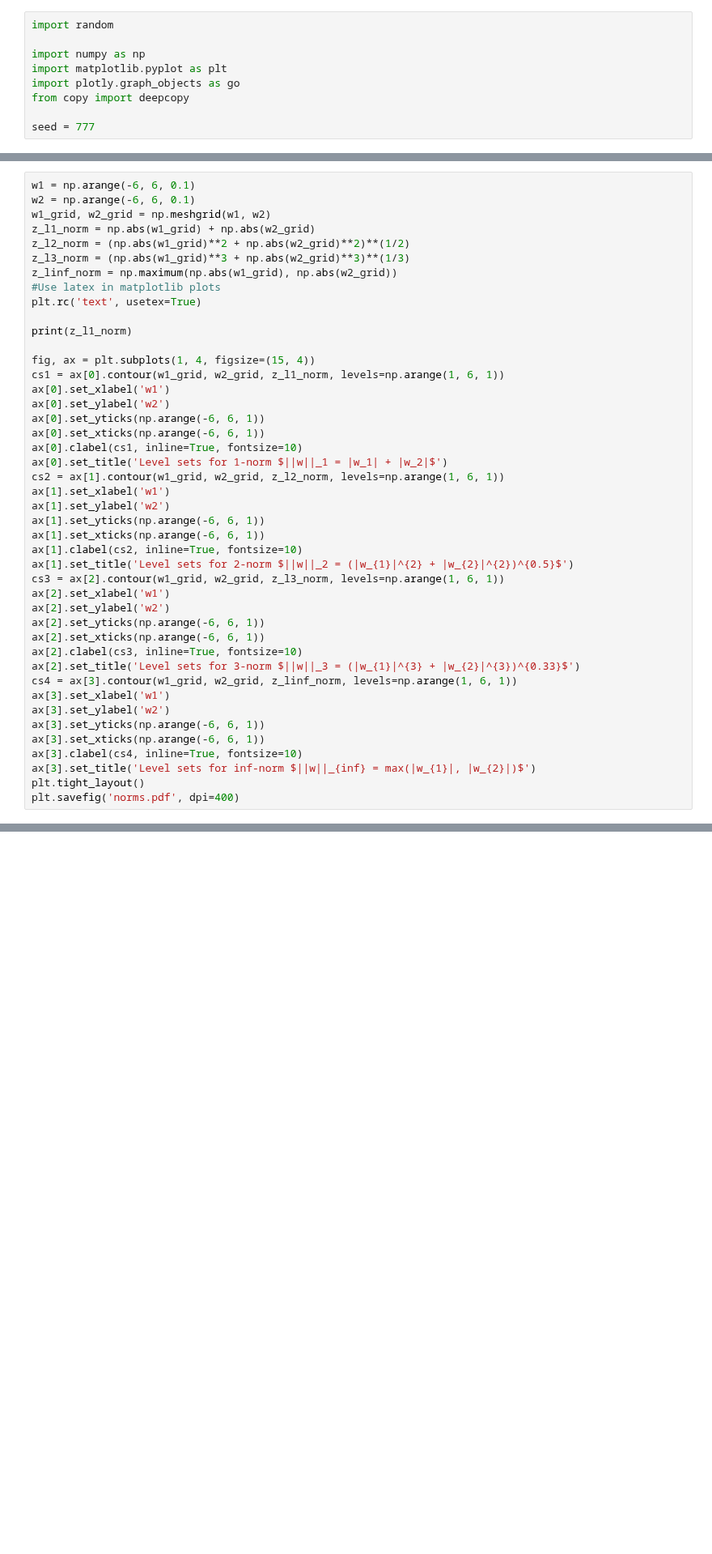
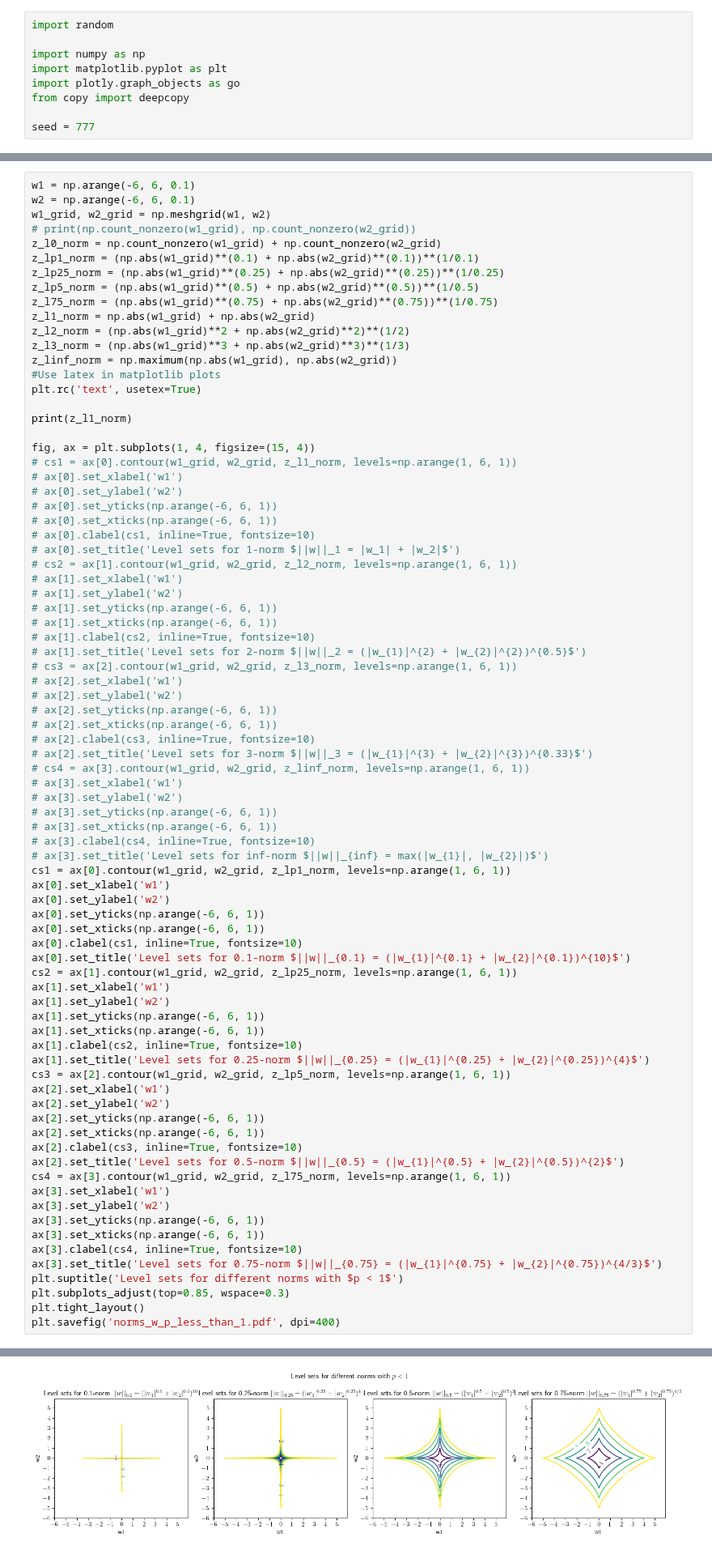
Before and after one commit to T-NIKHIL/T-NIKHIL.github.io, a Jupyter notebook: _notebooks/regularization.ipynb, the cells around one changed output, grey strips where cells are left out. Shown at 81% size. Cells and saved outputs as stored; diff of their text form; blank space fills up the shorter version.

```diff
--- a/_notebooks/regularization.ipynb
+++ b/_notebooks/regularization.ipynb
@@ -11,6 +13,12 @@ seed = 777
 w1 = np.arange(-6, 6, 0.1)
 w2 = np.arange(-6, 6, 0.1)
 w1_grid, w2_grid = np.meshgrid(w1, w2)
+# print(np.count_nonzero(w1_grid), np.count_nonzero(w2_grid))
+z_l0_norm = np.count_nonzero(w1_grid) + np.count_nonzero(w2_grid)
+z_lp1_norm = (np.abs(w1_grid)**(0.1) + np.abs(w2_grid)**(0.1))**(1/0.1)
+z_lp25_norm = (np.abs(w1_grid)**(0.25) + np.abs(w2_grid)**(0.25))**(1/0.25)
+z_lp5_norm = (np.abs(w1_grid)**(0.5) + np.abs(w2_grid)**(0.5))**(1/0.5)
+z_l75_norm = (np.abs(w1_grid)**(0.75) + np.abs(w2_grid)**(0.75))**(1/0.75)
 z_l1_norm = np.abs(w1_grid) + np.abs(w2_grid)
 z_l2_norm = (np.abs(w1_grid)**2 + np.abs(w2_grid)**2)**(1/2)
 z_l3_norm = (np.abs(w1_grid)**3 + np.abs(w2_grid)**3)**(1/3)
@@ -21,33 +29,64 @@ plt.rc('text', usetex=True)
 print(z_l1_norm)
 
 fig, ax = plt.subplots(1, 4, figsize=(15, 4))
-cs1 = ax[0].contour(w1_grid, w2_grid, z_l1_norm, levels=np.arange(1, 6, 1))
+# cs1 = ax[0].contour(w1_grid, w2_grid, z_l1_norm, levels=np.arange(1, 6, 1))
+# ax[0].set_xlabel('w1')
+# ax[0].set_ylabel('w2')
+# ax[0].set_yticks(np.arange(-6, 6, 1))
+# ax[0].set_xticks(np.arange(-6, 6, 1))
+# ax[0].clabel(cs1, inline=True, fontsize=10)
+# ax[0].set_title('Level sets for 1-norm $||w||_1 = |w_1| + |w_2|$')
+# cs2 = ax[1].contour(w1_grid, w2_grid, z_l2_norm, levels=np.arange(1, 6, 1))
+# ax[1].set_xlabel('w1')
+# ax[1].set_ylabel('w2')
+# ax[1].set_yticks(np.arange(-6, 6, 1))
+# ax[1].set_xticks(np.arange(-6, 6, 1))
+# ax[1].clabel(cs2, inline=True, fontsize=10)
+# ax[1].set_title('Level sets for 2-norm $||w||_2 = (|w_{1}|^{2} + |w_{2}|^{2})^{0.5}$')
+# cs3 = ax[2].contour(w1_grid, w2_grid, z_l3_norm, levels=np.arange(1, 6, 1))
+# ax[2].set_xlabel('w1')
+# ax[2].set_ylabel('w2')
+# ax[2].set_yticks(np.arange(-6, 6, 1))
+# ax[2].set_xticks(np.arange(-6, 6, 1))
+# ax[2].clabel(cs3, inline=True, fontsize=10)
+# ax[2].set_title('Level sets for 3-norm $||w||_3 = (|w_{1}|^{3} + |w_{2}|^{3})^{0.33}$')
+# cs4 = ax[3].contour(w1_grid, w2_grid, z_linf_norm, levels=np.arange(1, 6, 1))
+# ax[3].set_xlabel('w1')
+# ax[3].set_ylabel('w2')
+# ax[3].set_yticks(np.arange(-6, 6, 1))
+# ax[3].set_xticks(np.arange(-6, 6, 1))
+# ax[3].clabel(cs4, inline=True, fontsize=10)
+# ax[3].set_title('Level sets for inf-norm $||w||_{inf} = max(|w_{1}|, |w_{2}|)$')
+cs1 = ax[0].contour(w1_grid, w2_grid, z_lp1_norm, levels=np.arange(1, 6, 1))
 ax[0].set_xlabel('w1')
 ax[0].set_ylabel('w2')
 ax[0].set_yticks(np.arange(-6, 6, 1))
 ax[0].set_xticks(np.arange(-6, 6, 1))
 ax[0].clabel(cs1, inline=True, fontsize=10)
-ax[0].set_title('Level sets for 1-norm $||w||_1 = |w_1| + |w_2|$')
-cs2 = ax[1].contour(w1_grid, w2_grid, z_l2_norm, levels=np.arange(1, 6, 1))
+ax[0].set_title('Level sets for 0.1-norm $||w||_{0.1} = (|w_{1}|^{0.1} + |w_{2}|^{0.1})^{10}$')
+cs2 = ax[1].contour(w1_grid, w2_grid, z_lp25_norm, levels=np.arange(1, 6, 1))
 ax[1].set_xlabel('w1')
 ax[1].set_ylabel('w2')
 ax[1].set_yticks(np.arange(-6, 6, 1))
 ax[1].set_xticks(np.arange(-6, 6, 1))
 ax[1].clabel(cs2, inline=True, fontsize=10)
-ax[1].set_title('Level sets for 2-norm $||w||_2 = (|w_{1}|^{2} + |w_{2}|^{2})^{0.5}$')
-cs3 = ax[2].contour(w1_grid, w2_grid, z_l3_norm, levels=np.arange(1, 6, 1))
+ax[1].set_title('Level sets for 0.25-norm $||w||_{0.25} = (|w_{1}|^{0.25} + |w_{2}|^{0.25})^{4}$')
+cs3 = ax[2].contour(w1_grid, w2_grid, z_lp5_norm, levels=np.arange(1, 6, 1))
 ax[2].set_xlabel('w1')
 ax[2].set_ylabel('w2')
 ax[2].set_yticks(np.arange(-6, 6, 1))
 ax[2].set_xticks(np.arange(-6, 6, 1))
 ax[2].clabel(cs3, inline=True, fontsize=10)
-ax[2].set_title('Level sets for 3-norm $||w||_3 = (|w_{1}|^{3} + |w_{2}|^{3})^{0.33}$')
-cs4 = ax[3].contour(w1_grid, w2_grid, z_linf_norm, levels=np.arange(1, 6, 1))
+ax[2].set_title('Level sets for 0.5-norm $||w||_{0.5} = (|w_{1}|^{0.5} + |w_{2}|^{0.5})^{2}$')
+cs4 = ax[3].contour(w1_grid, w2_grid, z_l75_norm, levels=np.arange(1, 6, 1))
 ax[3].set_xlabel('w1')
 ax[3].set_ylabel('w2')
 ax[3].set_yticks(np.arange(-6, 6, 1))
 ax[3].set_xticks(np.arange(-6, 6, 1))
 ax[3].clabel(cs4, inline=True, fontsize=10)
-ax[3].set_title('Level sets for inf-norm $||w||_{inf} = max(|w_{1}|, |w_{2}|)$')
+ax[3].set_title('Level sets for 0.75-norm $||w||_{0.75} = (|w_{1}|^{0.75} + |w_{2}|^{0.75})^{4/3}$')
+plt.suptitle('Level sets for different norms with $p < 1$')
+plt.subplots_adjust(top=0.85, wspace=0.3)
 plt.tight_layout()
-plt.savefig('norms.pdf', dpi=400)
+plt.savefig('norms_w_p_less_than_1.pdf', dpi=400)
+# %% [output]
@@ -54,3 +100,4 @@ plt.savefig('norms.pdf', dpi=400)
+[figure, added]
 # %%
 num_data = 10
 w_true = np.array([[3, 2, 0, 0]]).reshape(-1, 1)
```
Also changed, not shown: parts of 4 cells of this notebook, 2 other files.
